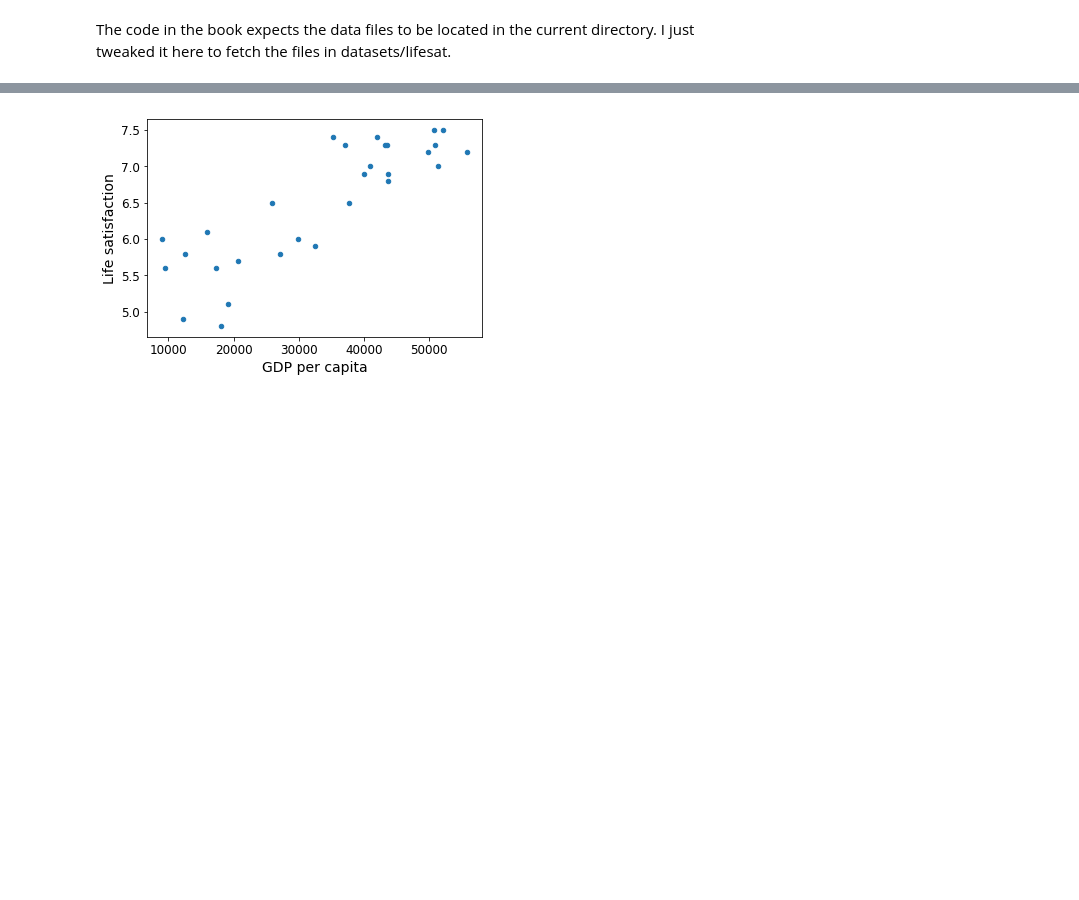
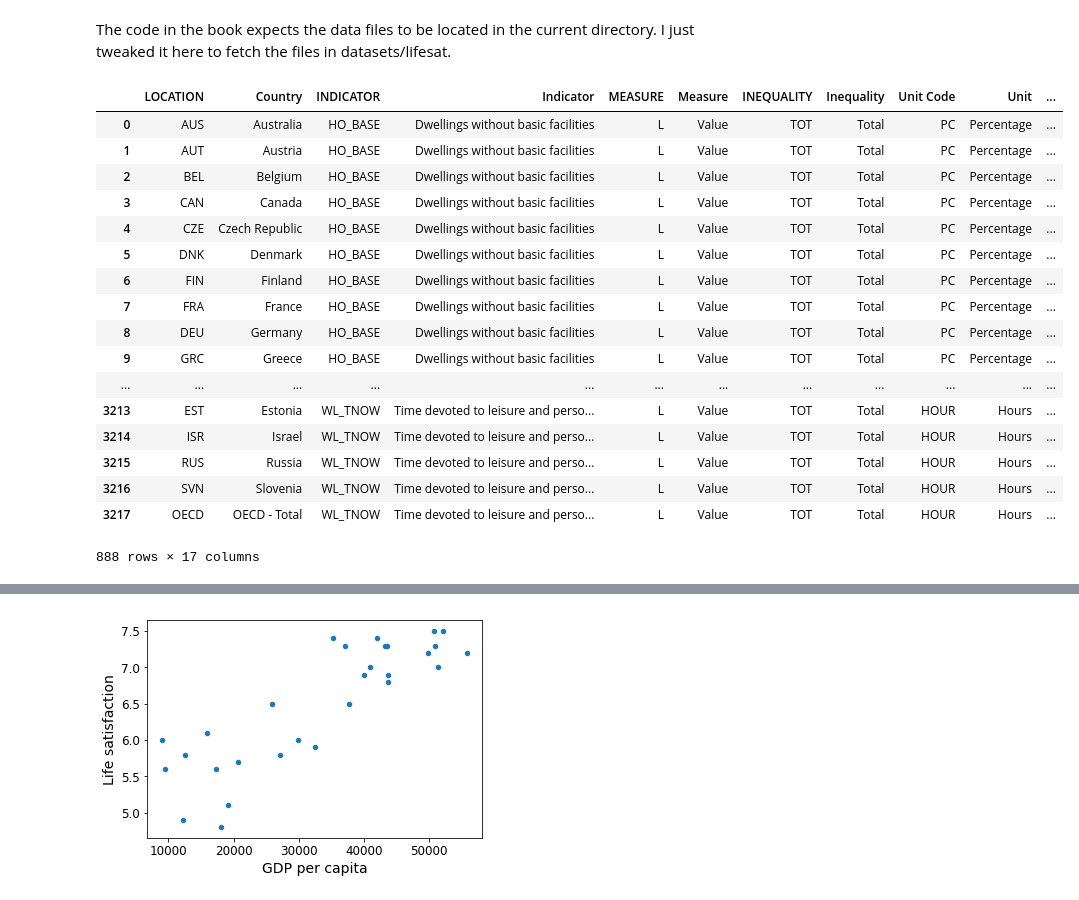
Before and after one commit to diegoami/DA_Machine_Learning_Book, a Jupyter notebook: 01_the_machine_learning_landscape.ipynb, the cells around one changed output, grey strips where cells are left out. Drawn from its saved outputs; the diff is of its cells as text; code cells hidden in the pictures; blank space fills up the shorter version.

```diff
--- a/01_the_machine_learning_landscape.ipynb
+++ b/01_the_machine_learning_landscape.ipynb
@@ -60,3 +60,31 @@ The code in the book expects the data files to be located in the current directo
 # %%
 import os
 datapath = os.path.join("datasets", "lifesat", "")
+# %%
+import numpy as np
+import pandas as pd
+oecd_bli = pd.read_csv(datapath + "oecd_bli_2015.csv", thousands=',')
+gdp_per_capita = pd.read_csv(datapath + "gdp_per_capita.csv",thousands=',',delimiter='\t',
+                             encoding='latin1', na_values="n/a")
+# %%
+oecd_bli = oecd_bli[oecd_bli["INEQUALITY"]=="TOT"]
+oecd_bli
+# %% [output]
+|  | LOCATION | Country | INDICATOR | Indicator | MEASURE | Measure | INEQUALITY | Inequality | Unit Code | Unit | ... |
+| 0 | AUS | Australia | HO_BASE | Dwellings without basic facilities | L | Value | TOT | Total | PC | Percentage | ... |
+| 1 | AUT | Austria | HO_BASE | Dwellings without basic facilities | L | Value | TOT | Total | PC | Percentage | ... |
+| 2 | BEL | Belgium | HO_BASE | Dwellings without basic facilities | L | Value | TOT | Total | PC | Percentage | ... |
+| 3 | CAN | Canada | HO_BASE | Dwellings without basic facilities | L | Value | TOT | Total | PC | Percentage | ... |
+| 4 | CZE | Czech Republic | HO_BASE | Dwellings without basic facilities | L | Value | TOT | Total | PC | Percentage | ... |
+| 5 | DNK | Denmark | HO_BASE | Dwellings without basic facilities | L | Value | TOT | Total | PC | Percentage | ... |
+| 6 | FIN | Finland | HO_BASE | Dwellings without basic facilities | L | Value | TOT | Total | PC | Percentage | ... |
+| 7 | FRA | France | HO_BASE | Dwellings without basic facilities | L | Value | TOT | Total | PC | Percentage | ... |
+| 8 | DEU | Germany | HO_BASE | Dwellings without basic facilities | L | Value | TOT | Total | PC | Percentage | ... |
+| 9 | GRC | Greece | HO_BASE | Dwellings without basic facilities | L | Value | TOT | Total | PC | Percentage | ... |
+| ... | ... | ... | ... | ... | ... | ... | ... | ... | ... | ... | ... |
+| 3213 | EST | Estonia | WL_TNOW | Time devoted to leisure and perso... | L | Value | TOT | Total | HOUR | Hours | ... |
+| 3214 | ISR | Israel | WL_TNOW | Time devoted to leisure and perso... | L | Value | TOT | Total | HOUR | Hours | ... |
+| 3215 | RUS | Russia | WL_TNOW | Time devoted to leisure and perso... | L | Value | TOT | Total | HOUR | Hours | ... |
+| 3216 | SVN | Slovenia | WL_TNOW | Time devoted to leisure and perso... | L | Value | TOT | Total | HOUR | Hours | ... |
+| 3217 | OECD | OECD - Total | WL_TNOW | Time devoted to leisure and perso... | L | Value | TOT | Total | HOUR | Hours | ... |
+888 rows × 17 columns
```
Also changed, not shown: parts of 5 cells of this notebook.
